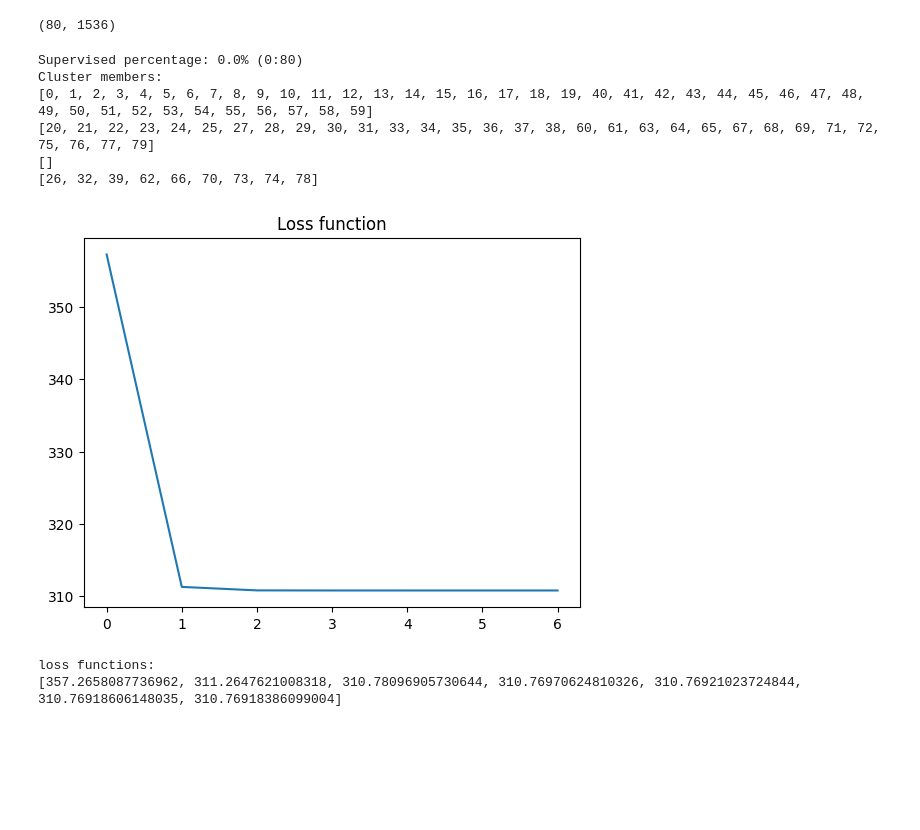
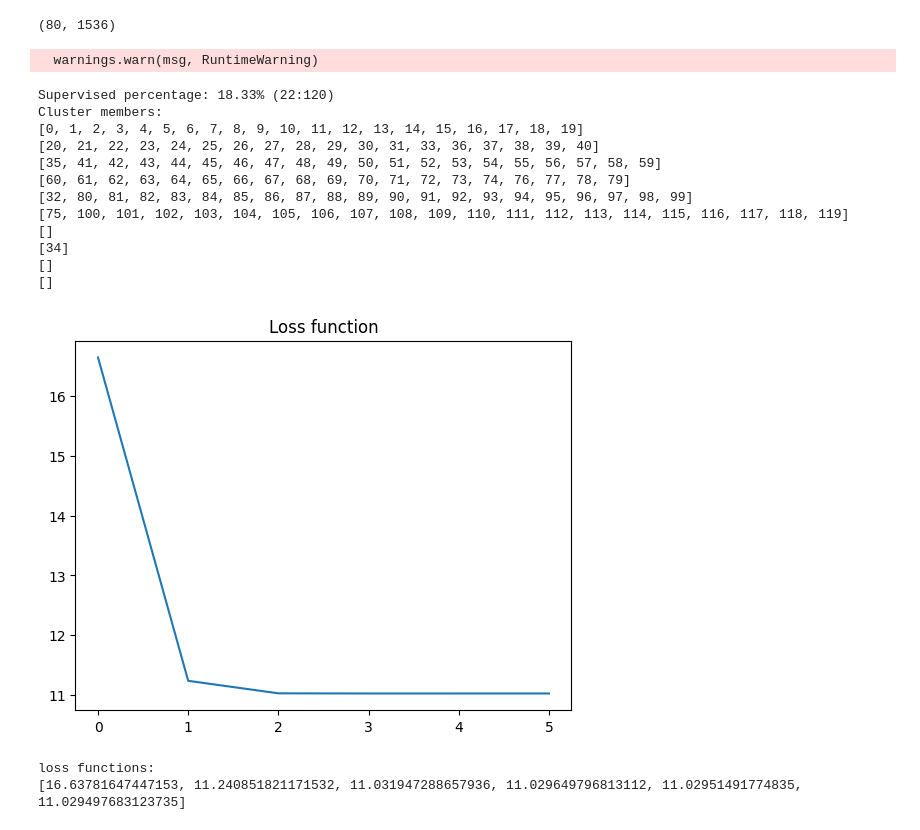
Before and after one commit to hoangtc125/algo-clustering-service, a Jupyter notebook: notebook/text_clustering.ipynb, the cells around one changed output. Cells and saved outputs as stored; diff of their text form; code cells hidden in the pictures; blank space fills up the shorter version.

```diff
--- a/notebook/text_clustering.ipynb
+++ b/notebook/text_clustering.ipynb
@@ -328,6 +328,7 @@ class sSMC_FCM():
     self.pred_labels = [[] for _ in range(self.n_clusters)]
     self.is_plot = is_plot
     self.loss_values = []
+    self.dataset_mean_distance = np.linalg.norm(np.mean(self.dataset, axis=0))
 
   def clustering(self):
     self.__generate_centroid()
@@ -508,9 +509,9 @@ class sSMC_FCM():
     __iter = 0
     distance = 0
     for field_len, field_weight in zip(self.fields_len, self.fields_weight):
-      distance += self.__calculate_euclid_distance(
-                    np.array(p1[__iter:__iter+field_len]) * field_weight,
-                    np.array(p2[__iter:__iter+field_len]) * field_weight
+      distance += field_weight * self.__calculate_euclid_distance(
+                    np.array(p1[__iter:__iter+field_len]),
+                    np.array(p2[__iter:__iter+field_len])
                   )
       __iter += field_len
     return distance if distance else self.epsilon
@@ -519,7 +520,7 @@ class sSMC_FCM():
       return np.dot(p1, p2)/(np.linalg.norm(p1)*np.linalg.norm(p2))
 
   def __calculate_euclid_distance(self, p1, p2):
-    return np.linalg.norm(p1 - p2)
+    return np.linalg.norm(p1 - p2) / self.dataset_mean_distance
 
   def __calculate_loss_function(self):
     self.loss_values.append(sum([
@@ -559,44 +560,51 @@ new_features.shape
 # %% [output]
 (80, 1536)
 # %%
-# supervised_set = [
-#     [1, 3, 7, 14],
-#     [20, 25, 33, 39],
-#     [44, 51, 54, 57],
-#     [62, 65, 71, 77],
-#     [83, 88, 99],
-#     [103, 106, 116],
-# ]
+supervised_set = [
+    [1, 3, 7, 14],
+    [20, 25, 33, 39],
+    [44, 51, 54, 57],
+    [62, 65, 71, 77],
+    [83, 88, 99],
+    [103, 106, 116],
+]
 # supervised_set = [
 #     [1],
 #     [39],
 # ]
-supervised_set = [
-    # [1, 2, 13],
-    # [21, 22, 23],
-    # [41, 42, 50],
-    # [61, 62, 63],
-]
+# supervised_set = [
+#     [1, 2, 13],
+#     [21, 22, 23],
+#     [41, 42, 50],
+#     [61, 62, 63],
+# ]
 ssmc_fcm = sSMC_FCM(
-    dataset=new_features,
-    fields_len=[768] * 2,
-    fields_weight=[1, 1],
-    n_clusters=4,
+    dataset=features_set,
+    fields_len=[768] * 1,
+    fields_weight=[1],
+    n_clusters=10,
     supervised_set=supervised_set,
 )
 ssmc_fcm.clustering()
 ssmc_fcm.show_cluster_members()
 ssmc_fcm.show_loss_function()
 # %% [output]
-Supervised percentage: 0.0% (0:80)
-Cluster members:
-[0, 1, 2, 3, 4, 5, 6, 7, 8, 9, 10, 11, 12, 13, 14, 15, 16, 17, 18, 19, 40, 41, 42, 43, 44, 45, 46, 47, 48, 49, 50, 51, 52, 53, 54, 55, 56, 57, 58, 59]
-[20, 21, 22, 23, 24, 25, 27, 28, 29, 30, 31, 33, 34, 35, 36, 37, 38, 60, 61, 63, 64, 65, 67, 68, 69, 71, 72, 75, 76, 77, 79]
-[]
-[26, 32, 39, 62, 66, 70, 73, 74, 78]
+  warnings.warn(msg, RuntimeWarning)
+Supervised percentage: 18.33% (22:120)
+Cluster members:
+[0, 1, 2, 3, 4, 5, 6, 7, 8, 9, 10, 11, 12, 13, 14, 15, 16, 17, 18, 19]
+[20, 21, 22, 23, 24, 25, 26, 27, 28, 29, 30, 31, 33, 36, 37, 38, 39, 40]
+[35, 41, 42, 43, 44, 45, 46, 47, 48, 49, 50, 51, 52, 53, 54, 55, 56, 57, 58, 59]
+[60, 61, 62, 63, 64, 65, 66, 67, 68, 69, 70, 71, 72, 73, 74, 76, 77, 78, 79]
+[32, 80, 81, 82, 83, 84, 85, 86, 87, 88, 89, 90, 91, 92, 93, 94, 95, 96, 97, 98, 99]
+[75, 100, 101, 102, 103, 104, 105, 106, 107, 108, 109, 110, 111, 112, 113, 114, 115, 116, 117, 118, 119]
+[]
+[34]
+[]
+[]
-[figure, old version]
+[figure, new version]
-loss functions:
-[357.2658087736962, 311.2647621008318, 310.78096905730644, 310.76970624810326, 310.76921023724844, 310.76918606148035, 310.76918386099004]
+loss functions:
+[16.63781647447153, 11.240851821171532, 11.031947288657936, 11.029649796813112, 11.02951491774835, 11.029497683123735]
 # %%
 from sklearn.datasets import load_iris
 data = load_iris()
```
Also changed, not shown: parts of 2 cells of this notebook, 10 other files.
